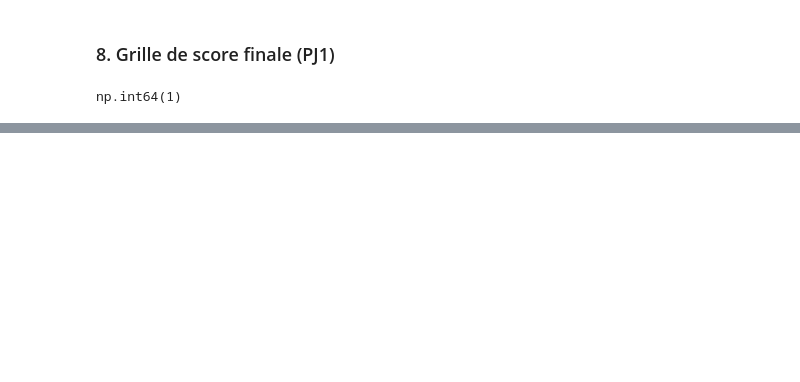
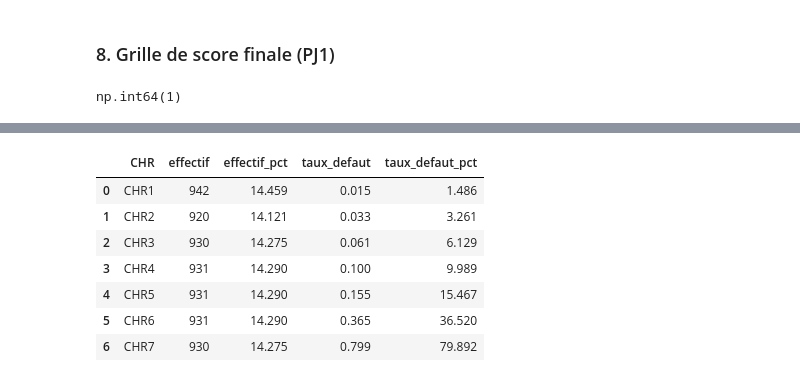
Before and after one commit to jbcheze/Scoring_Project, a Jupyter notebook: notebook/exploration.ipynb, the cells around one changed output, grey strips where cells are left out. Saved outputs shown, nothing was run; the diff lists cells and outputs as text; code cells hidden in the pictures; blank space fills up the shorter version.

```diff
--- a/notebook/exploration.ipynb
+++ b/notebook/exploration.ipynb
@@ -1320,0 +1533,46 @@ final_scorecard
+# %%
+# =============================================
+# Segmentation du score en Classes Homogènes de Risque (CHR)
+# =============================================
+
+# 1. Paramètre : nombre de classes de risque
+n_classes = 7
+
+# 2. Construction du DataFrame score + cible
+df_seg = pd.DataFrame({
+    'score': score_test,
+    'loan_status': y_test
+})
+
+# 3. Découpage du score en CHR (quantiles)
+df_seg['CHR'] = pd.qcut(
+    df_seg['score'],
+    q=n_classes,
+    labels=[f'CHR{i+1}' for i in range(n_classes)]
+)
+
+# 4. Statistiques par classe de risque
+chr_stats = (
+    df_seg
+    .groupby('CHR')
+    .agg(
+        effectif=('loan_status', 'size'),
+        effectif_pct=('loan_status', lambda x: 100 * len(x) / len(df_seg)),
+        taux_defaut=('loan_status', 'mean')
+    )
+    .reset_index()
+)
+
+chr_stats['taux_defaut_pct'] = 100 * chr_stats['taux_defaut']
+
+# 5. Affichage des résultats
+chr_stats
+# %% [output]
+|  | CHR | effectif | effectif_pct | taux_defaut | taux_defaut_pct |
+| 0 | CHR1 | 942 | 14.459 | 0.015 | 1.486 |
+| 1 | CHR2 | 920 | 14.121 | 0.033 | 3.261 |
+| 2 | CHR3 | 930 | 14.275 | 0.061 | 6.129 |
+| 3 | CHR4 | 931 | 14.290 | 0.100 | 9.989 |
+| 4 | CHR5 | 931 | 14.290 | 0.155 | 15.467 |
+| 5 | CHR6 | 931 | 14.290 | 0.365 | 36.520 |
+| 6 | CHR7 | 930 | 14.275 | 0.799 | 79.892 |
```
Also changed, not shown: parts of 15 cells of this notebook.
